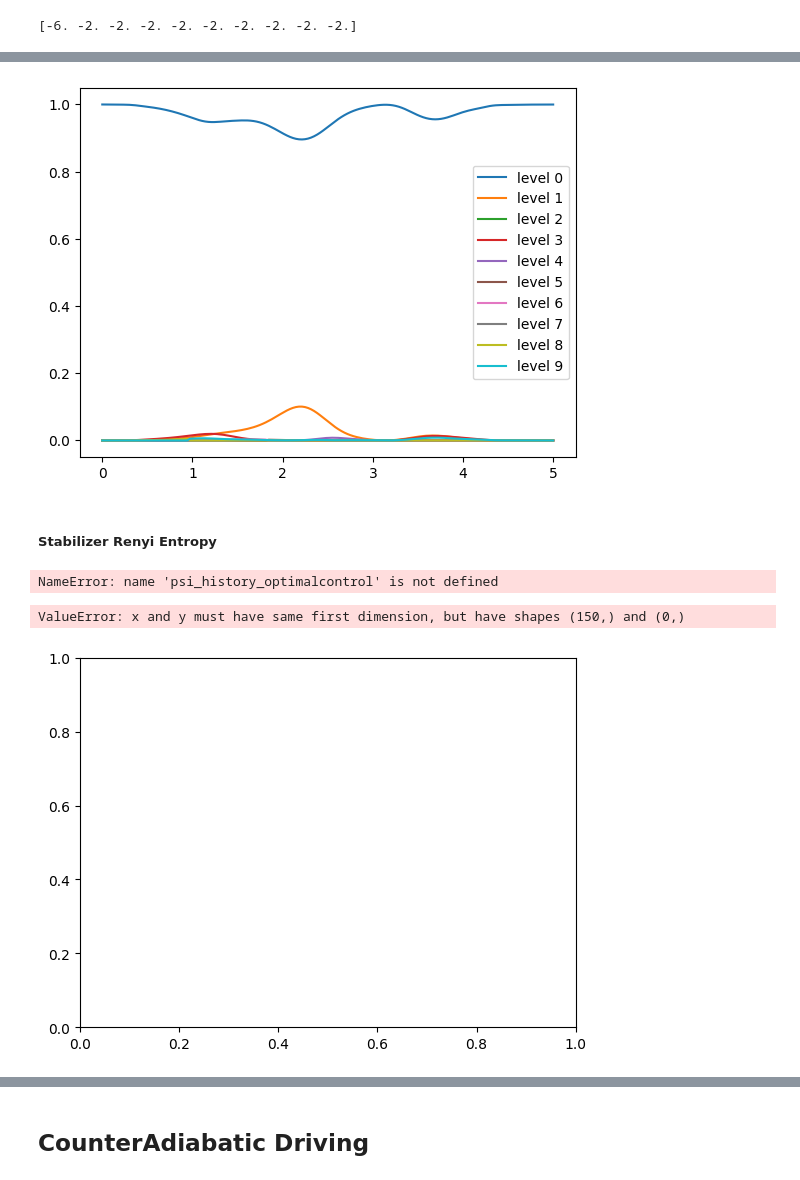
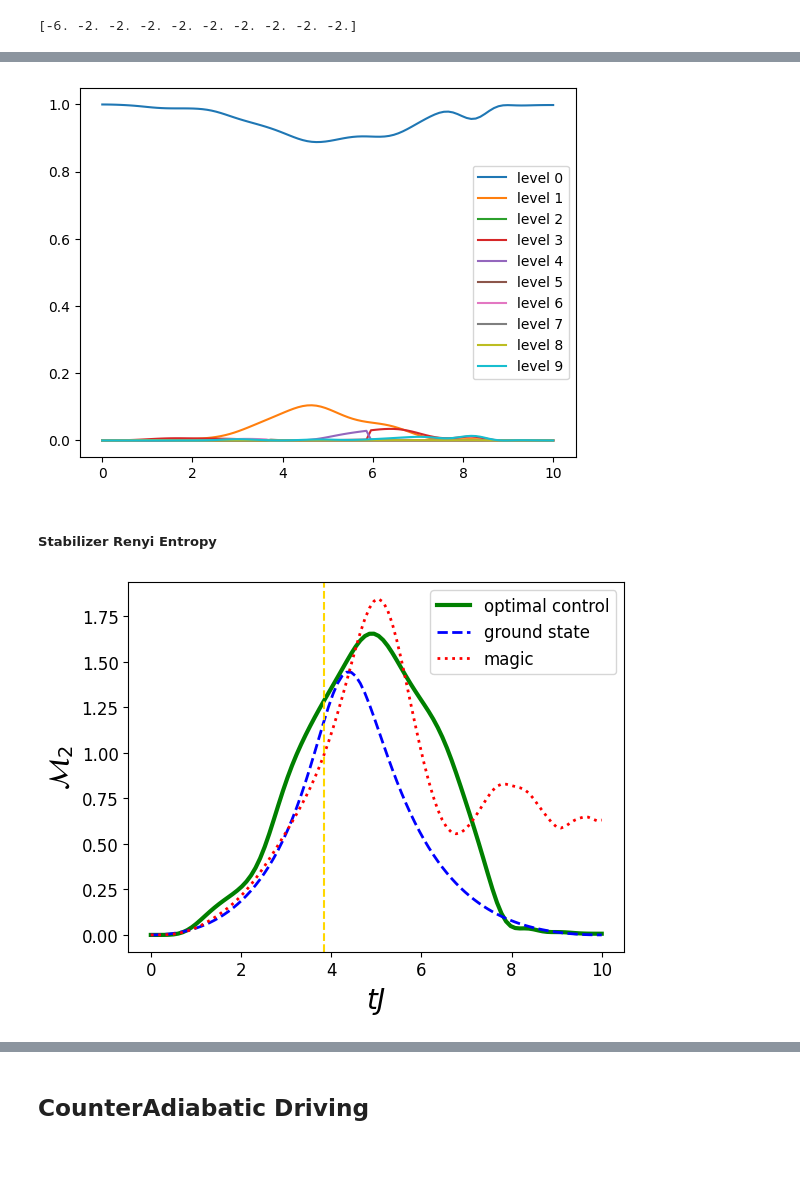
Before and after one commit to emacosta95/Magic4Annealing, a Jupyter notebook: Exploring1DIsing.ipynb, the cells around one changed output, grey strips where cells are left out. Cells and saved outputs as stored; diff of their text form; code cells hidden in the pictures.

```diff
--- a/Exploring1DIsing.ipynb
+++ b/Exploring1DIsing.ipynb
@@ -78,8 +61,8 @@ print(spectrum_target_hamiltonian_s[0],spectrum_target_hamiltonian_s[1],eigensta
 # %%
 # ── time evolution parameters ─────────────────────────────────────────────────
 nlevels    = 10
-tau        = 5
-time_steps = int(30 * tau)
+tau        = 10
+time_steps = int(10 * tau)
 time       = np.linspace(0, tau, time_steps)
 delta_t    = time[1] - time[0]
 # %%
@@ -151,18 +134,24 @@ plt.show()
 #### Compute Measure of Stabilizerness
 # %%
 from src.jax_utils import SREJax
+from src.utils import EntanglementEntropy
 from tqdm import trange
 
 # build once — reuse for all states
 sre = SREJax(n_qubits=nqubits, batch_size=4096)
+entanglement_entropy = EntanglementEntropy(nqubits=nqubits, n_A=nqubits//2)
 
 # single state
 magic=[]
 magic_gs_level=[]
+entanglememt_entropy_history=[]
+entanglement_entropy_gs_level_history=[]
 for i in trange(time_steps):
     state=psi_history[i]
     magic.append(sre(PS.lift(state)))
     magic_gs_level.append(sre(PS.lift(eigenstates_history[i,:,0])))
+    entanglememt_entropy_history.append(entanglement_entropy.von_neumann(PS.lift(state)))
+    entanglement_entropy_gs_level_history.append(entanglement_entropy.von_neumann(PS.lift(eigenstates_history[i,:,0])))
 # %% [output]
 An NVIDIA GPU may be present on this machine, but a CUDA-enabled jaxlib is not installed. Falling back to cpu.
 Building Pauli tables for n=6 (4096 Paulis)...
@@ -233,10 +230,10 @@ model = JaxSchedulerModel(
     type=type,
     seed=42,
     mode='annealing ansatz',
-    random=True,
+    random=False,
 )
 
-trainer = JaxTrainer(model, maxiter=1000, tol=1e-6, ftol=1e-9, gtol=1e-6, verbose=True)
+trainer = JaxTrainer(model, maxiter=500, tol=1e-3, ftol=1e-5, gtol=1e-4, verbose=True)
 results = trainer.run()
 
 h_driver  = results['h_driver']
@@ -370,22 +366,26 @@ for i in range(nlevels):
 plt.legend()
 plt.show()
 # %% [output]
-[figure, old version]
+[figure, new version]
 # %% [markdown]
 ##### Stabilizer Renyi Entropy
 # %%
 # single state
 magic_optimal_control=[]
+entanglememt_entropy_history_optimal_control=[]
 for i in trange(time_steps):
     state=psi_history_optimalcontrol[i]
     magic_optimal_control.append(sre(PS.lift(state)))
+    entanglememt_entropy_history_optimal_control.append(entanglement_entropy.von_neumann(PS.lift(state)))
-# %% [output]
-NameError: name 'psi_history_optimalcontrol' is not defined
 # %%
-plt.plot(time,magic_optimal_control)
-plt.plot(time,magic_gs_level)
-plt.plot(time,magic)
+plt.plot(time,magic_optimal_control,label='optimal control',color='green',linestyle='-',linewidth=3)
+plt.plot(time,magic_gs_level,label='ground state',color='blue',linestyle='--',linewidth=2)
+plt.plot(time,magic,label='magic',color='red',linestyle=':',linewidth=2)
+plt.axvline(min_time_gap,linestyle='--',color='gold')
+plt.xlabel(r'$t J$',fontsize=20)
+plt.ylabel(r'$\mathcal{M}_2$',fontsize=20)
+plt.legend(fontsize=12)
+plt.tick_params(axis='both', which='major', labelsize=12)
 plt.show()
 # %% [output]
-ValueError: x and y must have same first dimension, but have shapes (150,) and (0,)
-[figure, old version]
+[figure, new version]
```
Also changed, not shown: parts of 44 cells of this notebook, 5 other files.
